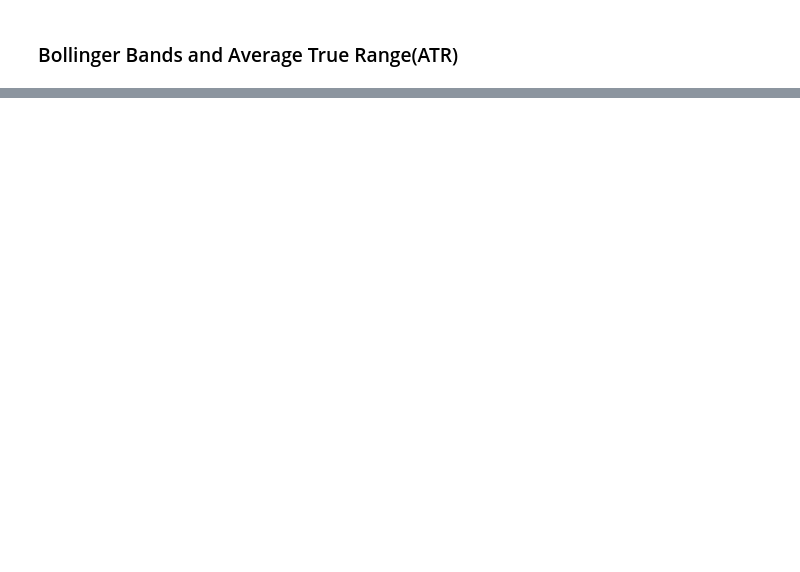
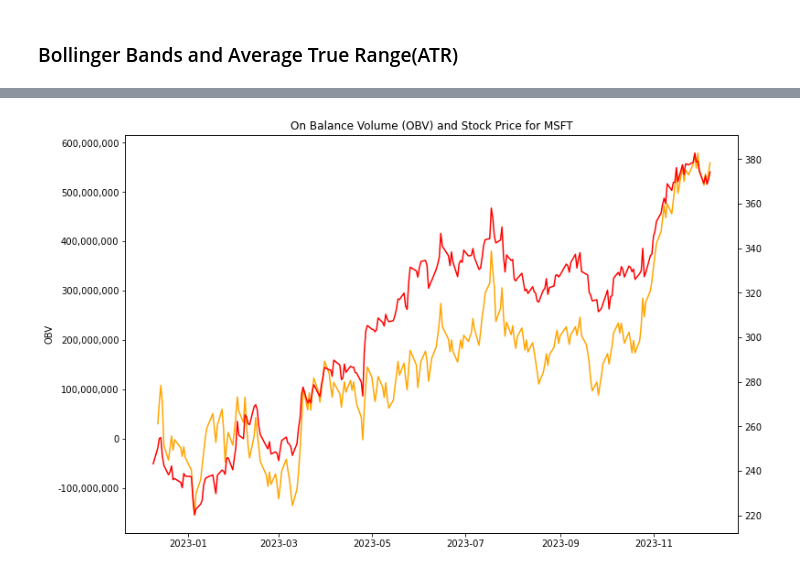
Before and after one commit to durianboy17/Technical-Analysis, a Jupyter notebook: Technical Analysis.ipynb, the cells around one changed output, grey strips where cells are left out. Saved outputs shown, nothing was run; the diff lists cells and outputs as text; code cells hidden in the pictures; blank space fills up the shorter version.

```diff
--- a/Technical Analysis.ipynb
+++ b/Technical Analysis.ipynb
@@ -141,0 +209,22 @@ plt.show()
+# %%
+def OBV(DF):
+    """function to calculate On Balance Volume"""
+    df = DF.copy()
+    df['daily_ret'] = df['Adj Close'].pct_change()
+    df['direction'] = np.where(df['daily_ret']>=0,1,-1)
+    df['vol_adj'] = df['Volume'] * df['direction']
+    df['obv'] = df['vol_adj'][1:].cumsum()
+    return df
+# %%
+fig, ax1 = plt.subplots(figsize = (12,8))
+ax1.plot(OBV(df).iloc[:,-1], color = "orange")
+plt.title(f"On Balance Volume (OBV) and Stock Price for {ticker}")
+ax1.get_yaxis().set_major_formatter(
+    matplotlib.ticker.FuncFormatter(lambda x, p: format(int(x), ',')))
+ax1.set_ylabel("OBV")
+ax2 = ax1.twinx()
+ax2.plot(df["Adj Close"], color = "red")
+
+plt.show()
+# %% [output]
+[figure, added]
```
Also changed, not shown: parts of 9 cells of this notebook.
